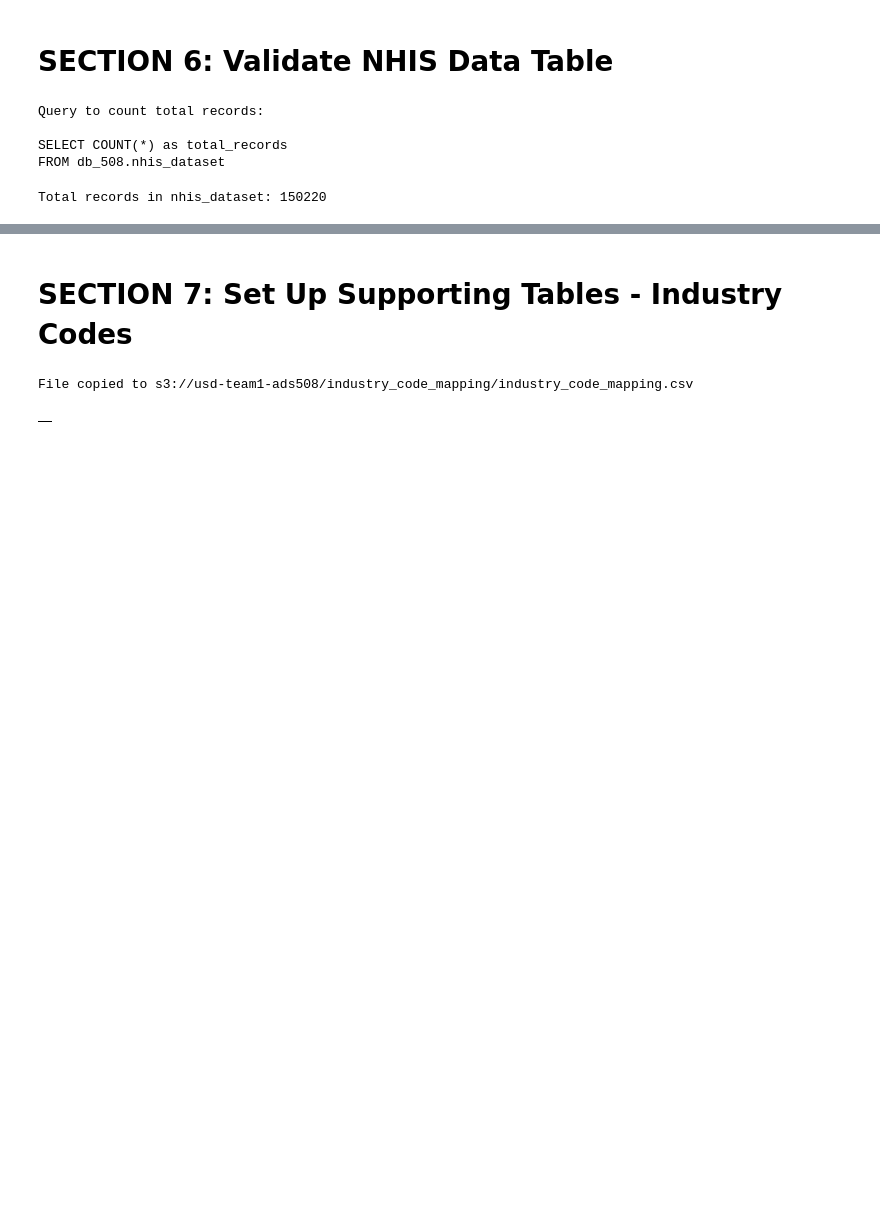
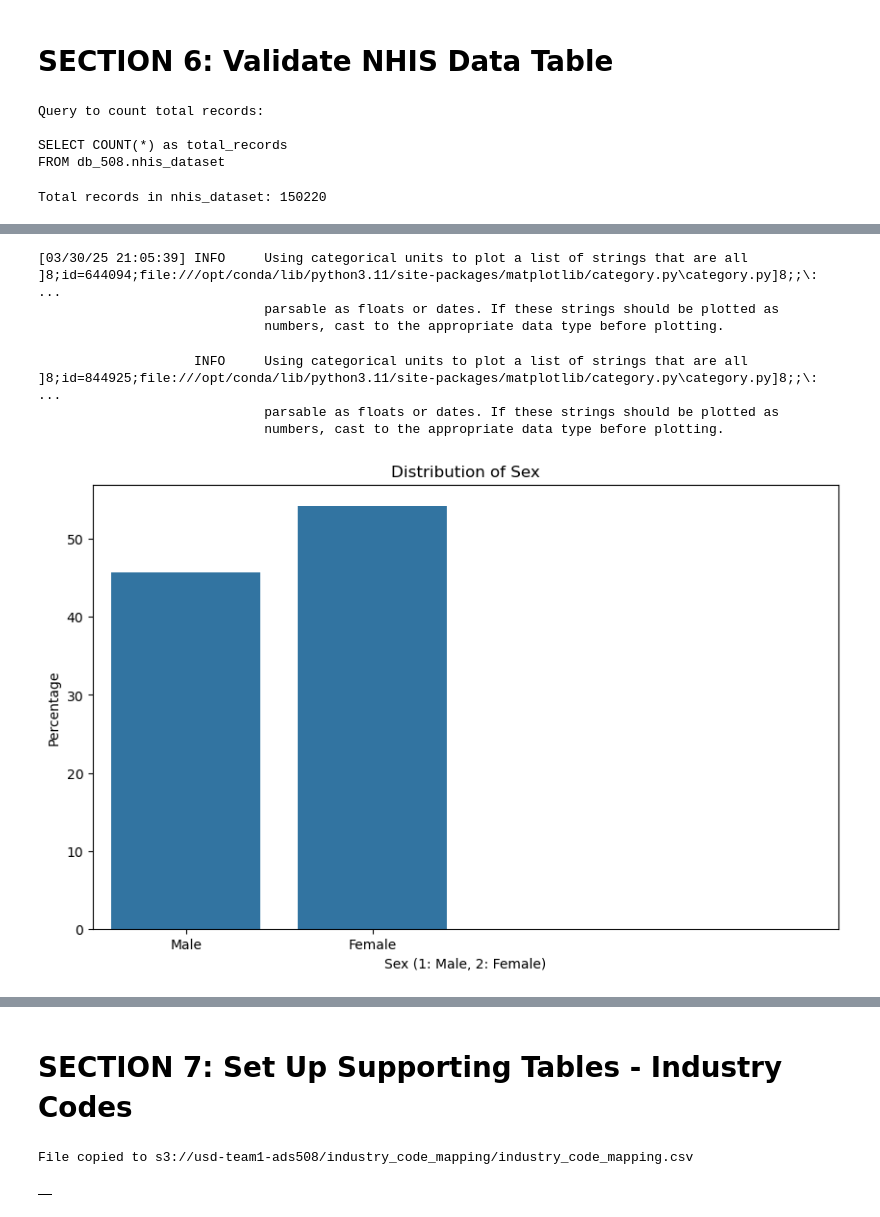
Before and after one commit to renaqd/sagemaker-mlops, a Jupyter notebook: data_management/data_ingestion.ipynb, the cells around one changed output, grey strips where cells are left out. Cells and saved outputs as stored; diff of their text form; code cells hidden in the pictures; blank space fills up the shorter version.

```diff
--- a/data_management/data_ingestion.ipynb
+++ b/data_management/data_ingestion.ipynb
@@ -396,0 +427,14 @@ Sample records from nhis_dataset:
+# %%
+# 5.3 Distribution of Categorical Variables
+categorical_dist_query = f"""
+SELECT
+    SEX_A, COUNT(*) as count,
+    COUNT(*) * 100.0 / SUM(COUNT(*)) OVER() as percentage
+FROM {database_name}.{table_name}
+GROUP BY SEX_A
+ORDER BY SEX_A
+"""
+
+df_cat_dist = pd.read_sql(categorical_dist_query, conn)
+print("Distribution of Sex:")
+display(df_cat_dist)
@@ -396,0 +448,17 @@ Sample records from nhis_dataset:
+# %%
+# Visualization for categorical distribution
+plt.figure(figsize=(10, 6))
+sns.barplot(x='SEX_A', y='percentage', data=df_cat_dist)
+plt.title('Distribution of Sex')
+plt.xlabel('Sex (1: Male, 2: Female)')
+plt.ylabel('Percentage')
+plt.xticks([0, 1], ['Male', 'Female'])
+plt.show()
+# %% [output]
+[03/30/25 21:05:39] INFO     Using categorical units to plot a list of strings that are all         ]8;id=644094;file:///opt/conda/lib/python3.11/site-packages/matplotlib/category.py\category.py]8;;\: ...
+                             parsable as floats or dates. If these strings should be plotted as
+                             numbers, cast to the appropriate data type before plotting.
+                    INFO     Using categorical units to plot a list of strings that are all         ]8;id=844925;file:///opt/conda/lib/python3.11/site-packages/matplotlib/category.py\category.py]8;;\: ...
+                             parsable as floats or dates. If these strings should be plotted as
+                             numbers, cast to the appropriate data type before plotting.
+[figure, added]
```
Also changed, not shown: parts of 15 cells of this notebook.
